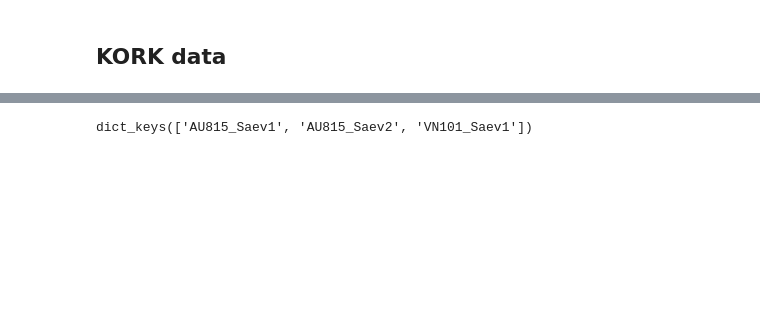
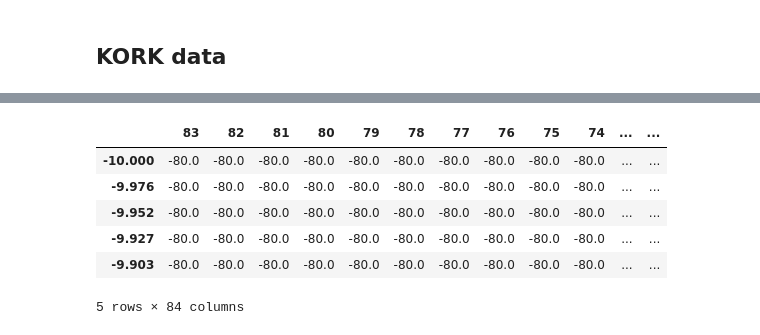
Before and after one commit to finn42/Exploratory_Listening_Phys, a Jupyter notebook: CaseStudy2_KORK.ipynb, the cells around one changed output, grey strips where cells are left out. Cells and saved outputs as stored; diff of their text form; code cells hidden in the pictures; blank space fills up the shorter version.

```diff
--- a/CaseStudy2_KORK.ipynb
+++ b/CaseStudy2_KORK.ipynb
@@ -173,0 +133,11 @@ key_annotations
+# %%
+C_df = pd.read_csv('./outfiles/KORK_Sae1_10_cqt.csv',index_col = 0)
+C_df.iloc[:5,:]
+# %% [output]
+|  | 83 | 82 | 81 | 80 | 79 | 78 | 77 | 76 | 75 | 74 | ... | ... |
+| -10.000 | -80.0 | -80.0 | -80.0 | -80.0 | -80.0 | -80.0 | -80.0 | -80.0 | -80.0 | -80.0 | ... | ... |
+| -9.976 | -80.0 | -80.0 | -80.0 | -80.0 | -80.0 | -80.0 | -80.0 | -80.0 | -80.0 | -80.0 | ... | ... |
+| -9.952 | -80.0 | -80.0 | -80.0 | -80.0 | -80.0 | -80.0 | -80.0 | -80.0 | -80.0 | -80.0 | ... | ... |
+| -9.927 | -80.0 | -80.0 | -80.0 | -80.0 | -80.0 | -80.0 | -80.0 | -80.0 | -80.0 | -80.0 | ... | ... |
+| -9.903 | -80.0 | -80.0 | -80.0 | -80.0 | -80.0 | -80.0 | -80.0 | -80.0 | -80.0 | -80.0 | ... | ... |
+5 rows × 84 columns
@@ -174,11 +154,9 @@ key_annotations
 # %%
 # Sensor measurements
-
-os.listdir('../KORK/Signals/')
 dfeats = {}
 Breathings = {}
-for rec in ['AU815_Saev1','AU815_Saev2','VN101_Saev1']:
-    dfeats[rec] = pd.read_csv('../KORK/Signals/'+rec+'_Feats.csv',index_col=0)
+for rec in ['Case2_Play1','Case2_Play2','Conductor_Play1']:
+    dfeats[rec] = pd.read_csv(data_loc + 'Physiological_data/'+rec+'_Feats.csv',index_col=0)
     if rec.endswith('2'):
         dfeats[rec].set_index('Time_1',inplace=True)
     Breaths = rp2.breath_cycles(rp2.EQ_Inspiration_Extract(dfeats[rec].loc[:,'Resp_wave']),dfeats[rec].loc[:,'Resp_wave'])
@@ -186,6 +164,4 @@ for rec in ['AU815_Saev1','AU815_Saev2','VN101_Saev1']:
     Breathings[rec] = quickcarresp(Breaths).copy()
     R = (dfeats[rec].loc[:,'Resp_wave']-dfeats[rec].loc[:,'Resp_wave'].median())/Insp_seq['IDepth'].quantile(0.15)
     dfeats[rec].loc[:,'Resp_wave'] = R
-dfeats.keys()
+recs = list(dfeats.keys())
-# %% [output]
-dict_keys(['AU815_Saev1', 'AU815_Saev2', 'VN101_Saev1'])
```
Also changed, not shown: parts of 34 cells of this notebook, 11 other files.
